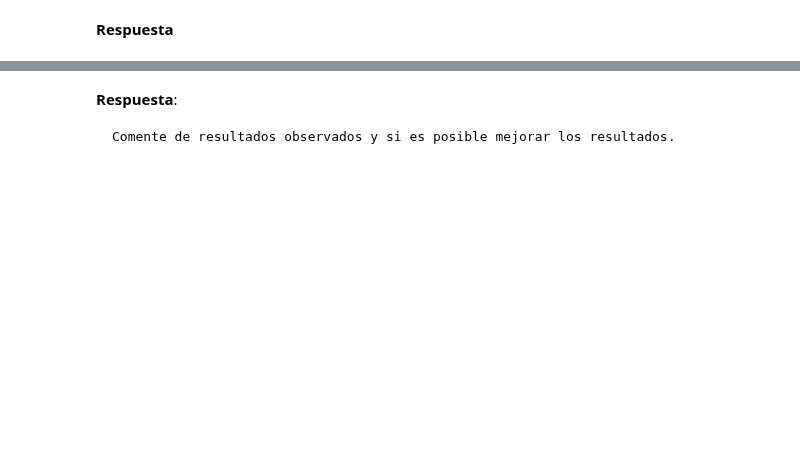
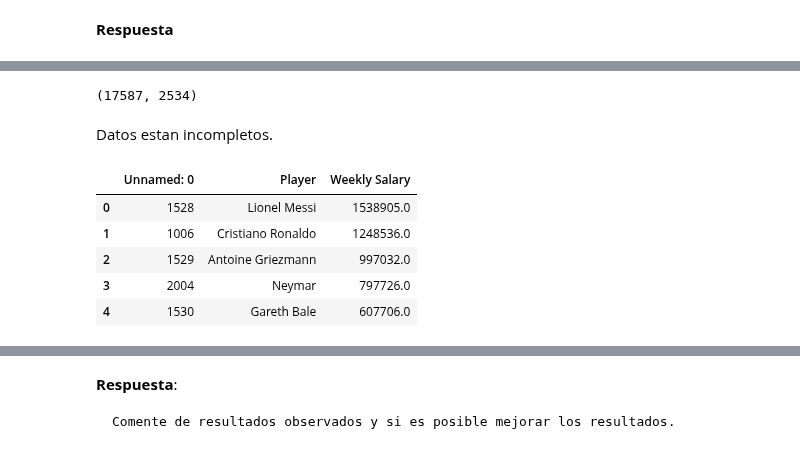
Before and after one commit to cristobalperezp/MDS7202-Laboratorio, a Jupyter notebook: Lab_8.ipynb, the cells around one changed output, grey strips where cells are left out. Cells and saved outputs as stored; diff of their text form; code cells hidden in the pictures; blank space fills up the shorter version.

```diff
--- a/Lab_8.ipynb
+++ b/Lab_8.ipynb
@@ -915,0 +975,15 @@ Para esta parte usted tiene total libertad en la generación del regresor, la un
+# %%
+df_players.shape[0], df_salarios.shape[0]
+# %% [output]
+(17587, 2534)
+# %% [markdown]
+Datos estan incompletos.
+# %%
+df_salarios.head()
+# %% [output]
+|  | Unnamed: 0 | Player | Weekly Salary |
+| 0 | 1528 | Lionel Messi | 1538905.0 |
+| 1 | 1006 | Cristiano Ronaldo | 1248536.0 |
+| 2 | 1529 | Antoine Griezmann | 997032.0 |
+| 3 | 2004 | Neymar | 797726.0 |
+| 4 | 1530 | Gareth Bale | 607706.0 |
```
Also changed, not shown: parts of 26 cells of this notebook.
